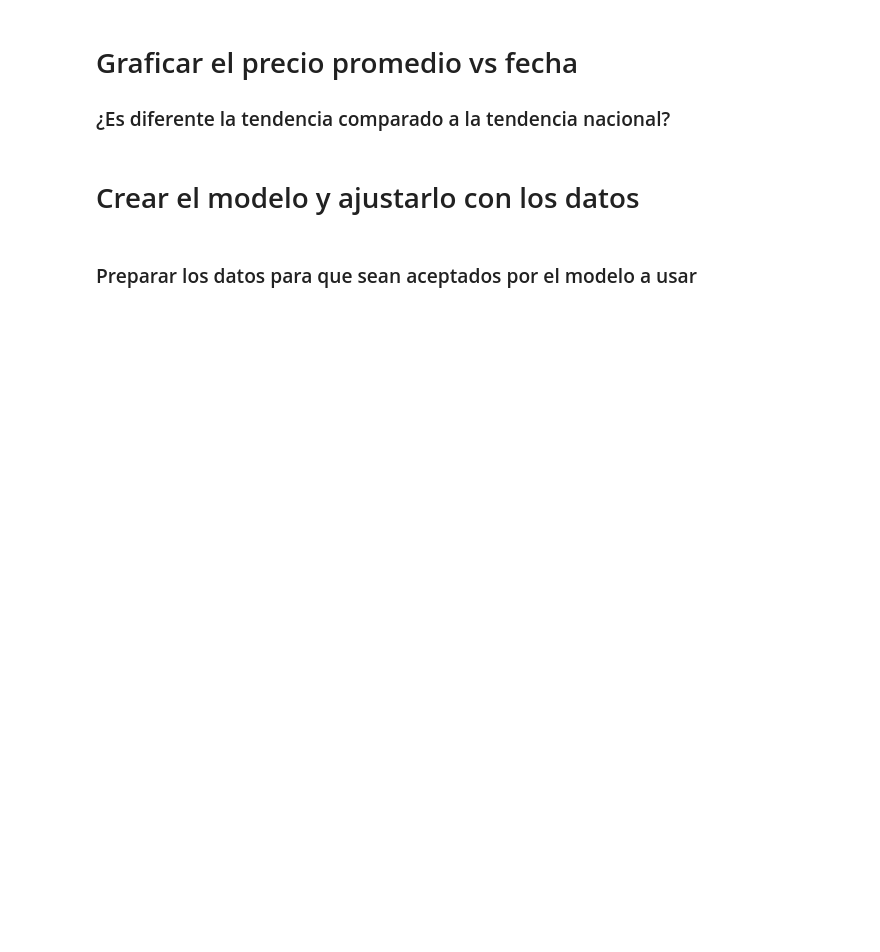
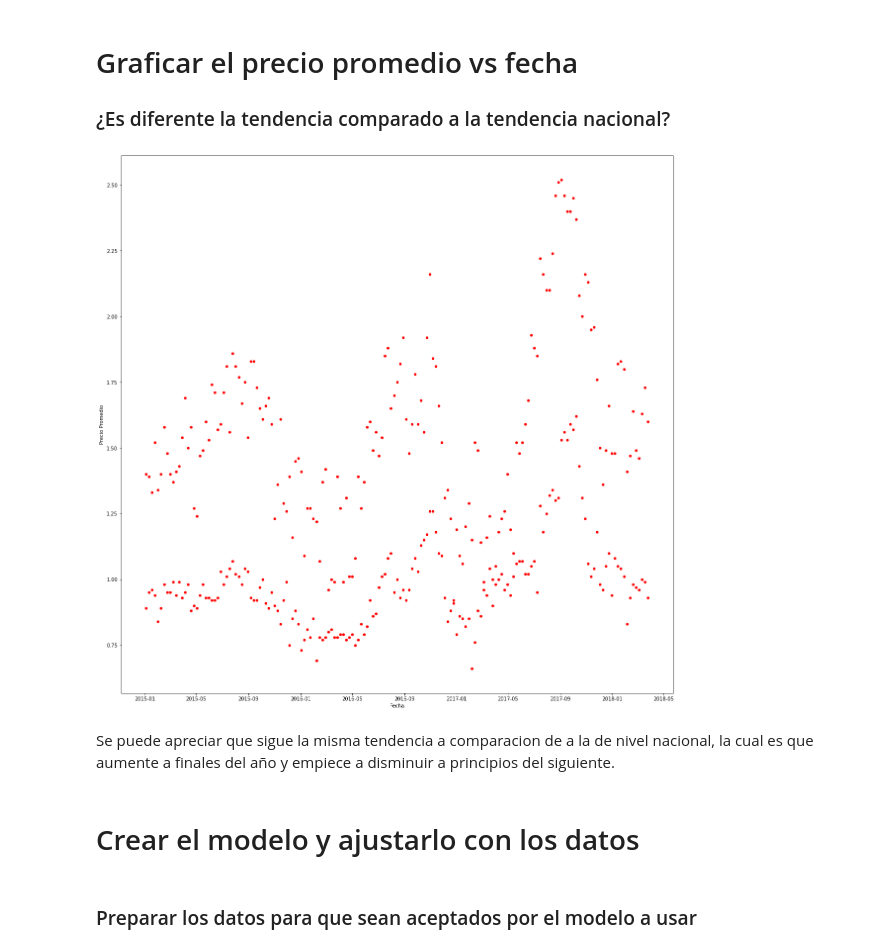
Before and after one commit to ElGutiz/Lab9-DataScience, a Jupyter notebook: Lab 9 Prediccion precios aguacates.ipynb, the cells around one changed output. Saved outputs shown, nothing was run; the diff lists cells and outputs as text; code cells hidden in the pictures; blank space fills up the shorter version.

```diff
--- a/Lab 9 Prediccion precios aguacates.ipynb
+++ b/Lab 9 Prediccion precios aguacates.ipynb
@@ -172,3 +239,8 @@ Name: Year, dtype: int64
 ### Repetir el ejercicio pero solo con la región oeste "West" de los EEUU
 # %% [markdown]
 ### Leer el archivo de datos
+# %%
+df = pd.read_csv('aguacates_EEUU.csv')
+# %%
+df = df[df['region'] == 'West']
+df
@@ -175,2 +261,5 @@ Name: Year, dtype: int64
 # %% [markdown]
 ### Por si acaso no están ordenadas las observaciones
+# %%
+# convert to date
+df['Date'] = pd.to_datetime(df['Date'])
@@ -178,6 +283,16 @@ Name: Year, dtype: int64
 # Graficar el precio promedio vs fecha
 
 ### ¿Es diferente la tendencia comparado a la tendencia nacional?
+# %%
+df.plot(kind='scatter',x='Date',y='AveragePrice',color='red')
+plt.xlabel('Fecha')
+plt.ylabel('Precio Promedio')
+plt.rcParams['figure.figsize'] = [20, 20]
+plt.show()
+# %% [output]
+[figure, added]
+# %% [markdown]
+Se puede apreciar que sigue la misma tendencia a comparacion de a la de nivel nacional, la cual es que aumente a finales del año y empiece a disminuir a principios del siguiente.
 # %% [markdown]
 # Crear el modelo y ajustarlo con los datos
 # %% [markdown]
```
Also changed, not shown: parts of 25 cells of this notebook.
